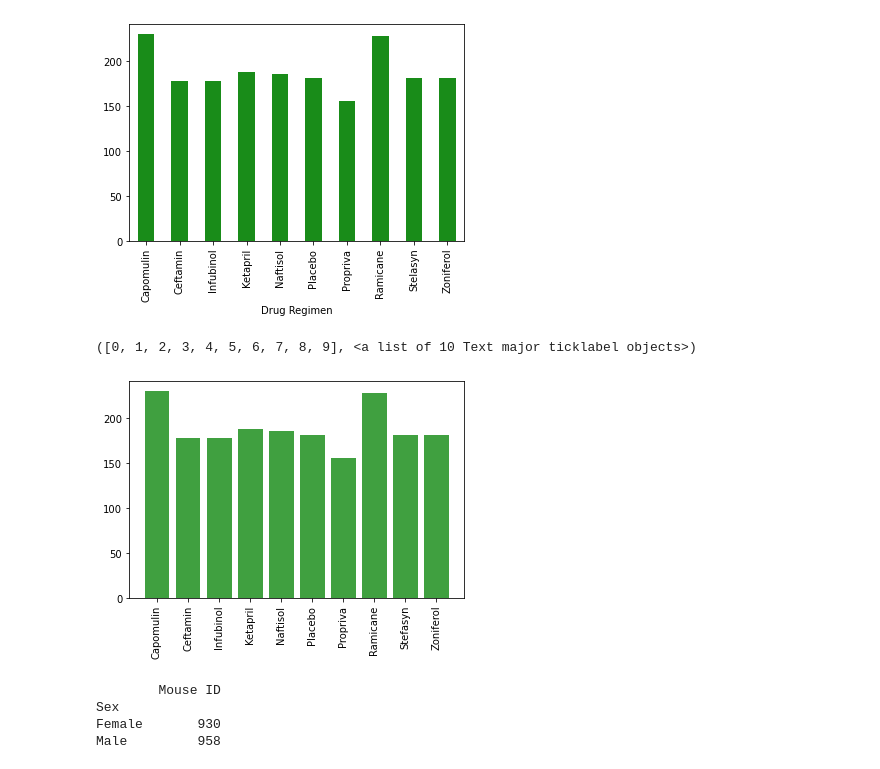
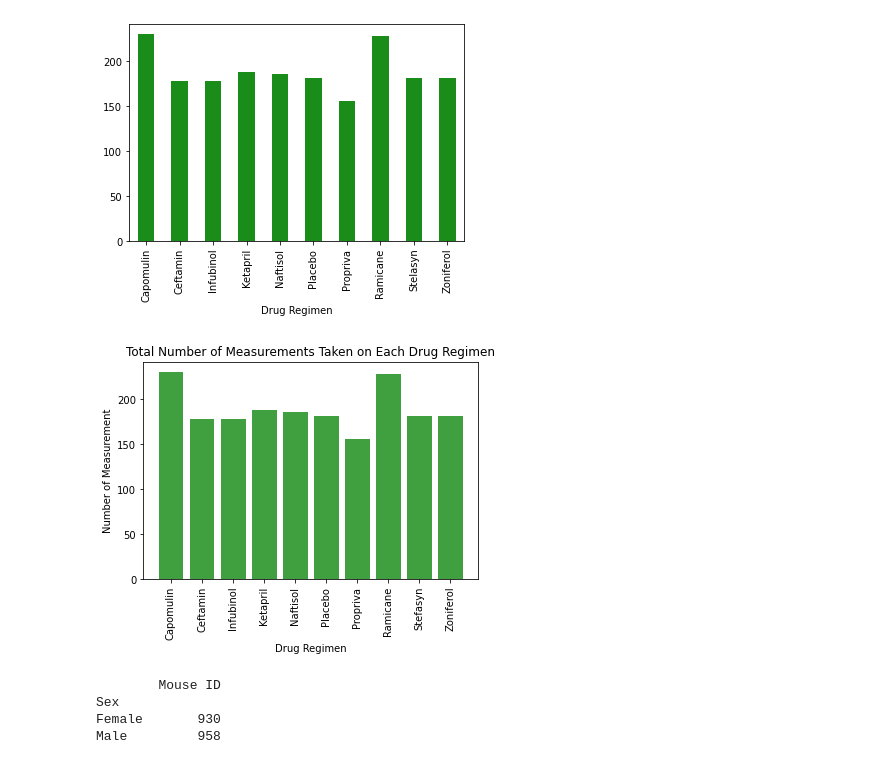
Before and after one commit to yukamara/Matplotlib, a Jupyter notebook: pymaceuticals.ipynb, the cells around one changed output. Drawn from its saved outputs; the diff is of its cells as text; code cells hidden in the pictures.

```diff
--- a/pymaceuticals.ipynb
+++ b/pymaceuticals.ipynb
@@ -169,17 +169,20 @@ Zoniferol                    182
 # %%
 # Generate a bar plot showing the total number of measurements taken on each drug regimen using pyplot.
 total = cleaned_df.groupby(['Drug Regimen'])
 total_measure = total['Tumor Volume (mm3)'].count()
 total_measure_df = pd.DataFrame(total_measure)
 total_measure_df
 
 x_axis = np.arange(len('total_measure_df'))
 #plt.clf()
 plt.bar(['Capomulin','Ceftamin','Infubinol','Ketapril','Naftisol','Placebo','Propriva','Ramicane','Stefasyn','Zoniferol'], total_measure_df['Tumor Volume (mm3)'], color='g', alpha=0.75, align="center")
 plt.xticks(rotation='vertical')
+plt.title('Total Number of Measurements Taken on Each Drug Regimen')
+plt.ylabel('Number of Measurement')
+plt.xlabel('Drug Regimen')
+plt.show()
 # %% [output]
-([0, 1, 2, 3, 4, 5, 6, 7, 8, 9], <a list of 10 Text major ticklabel objects>)
-[figure, old version]
+[figure, new version]
 # %%
 # Generate a pie plot showing the distribution of female versus male mice using pandas
 # Group the data by sex
```
